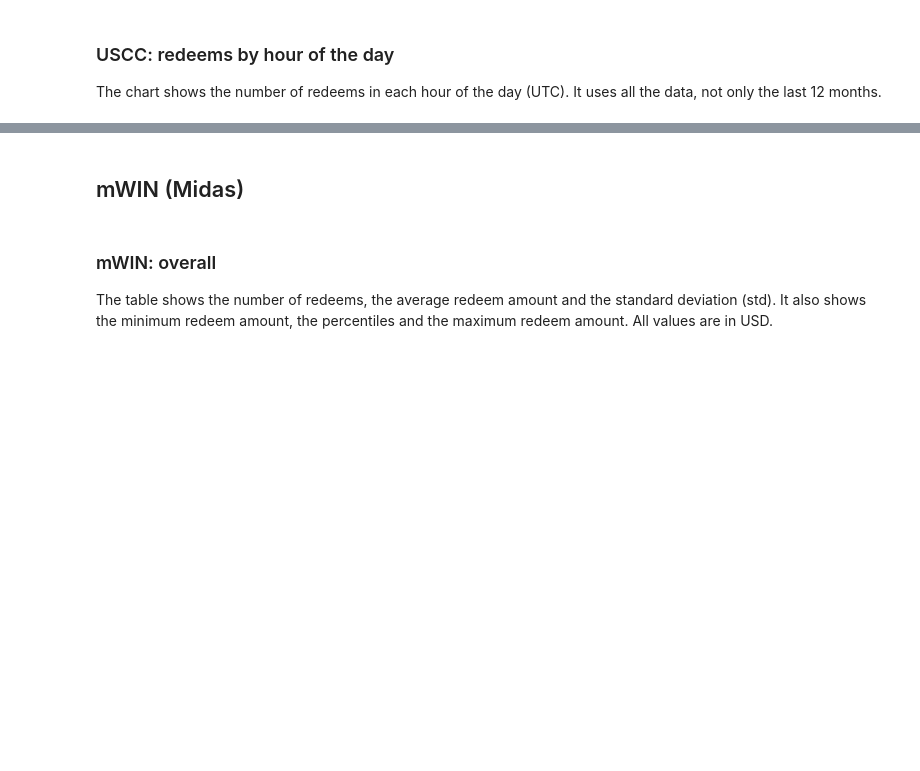
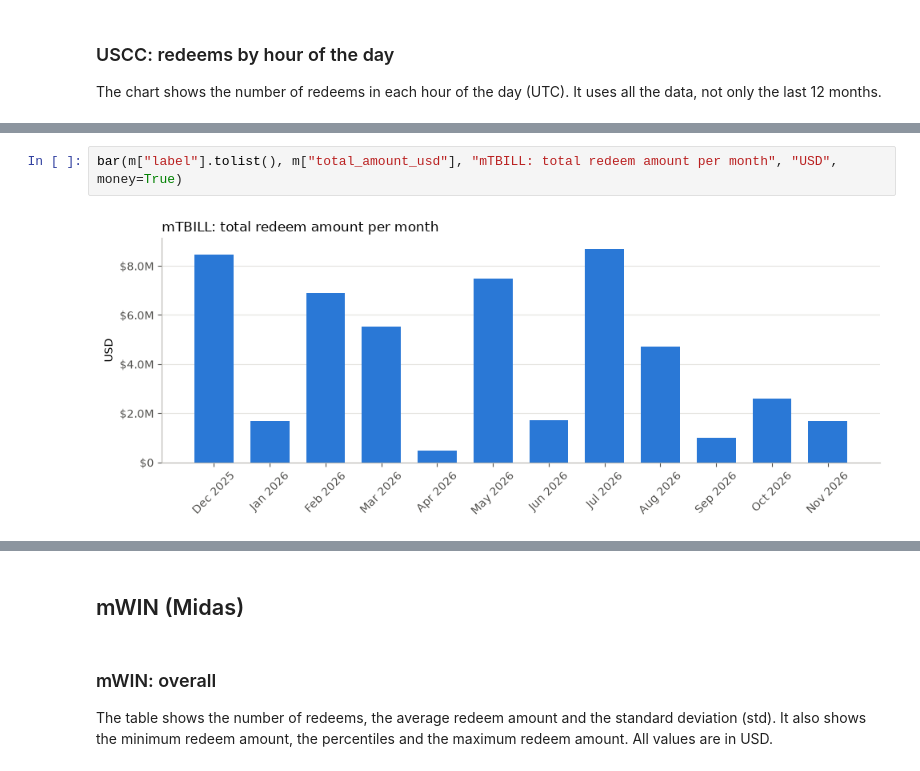
Before and after one commit to Robert29000/rwa-redeems, a Jupyter notebook: output/redemptions_analysis.ipynb, the cells around one changed output, grey strips where cells are left out. Drawn from its saved outputs; the diff is of its cells as text; blank space fills up the shorter version.

```diff
--- a/output/redemptions_analysis.ipynb
+++ b/output/redemptions_analysis.ipynb
@@ -271,0 +332,4 @@ bar(h.index.tolist(), h.values, "USCC: number of redeems by hour of the day (UTC
+# %%
+bar(m["label"].tolist(), m["total_amount_usd"], "mTBILL: total redeem amount per month", "USD", money=True)
+# %% [output]
+[figure, added]
```
Also changed, not shown: parts of 36 cells of this notebook.
